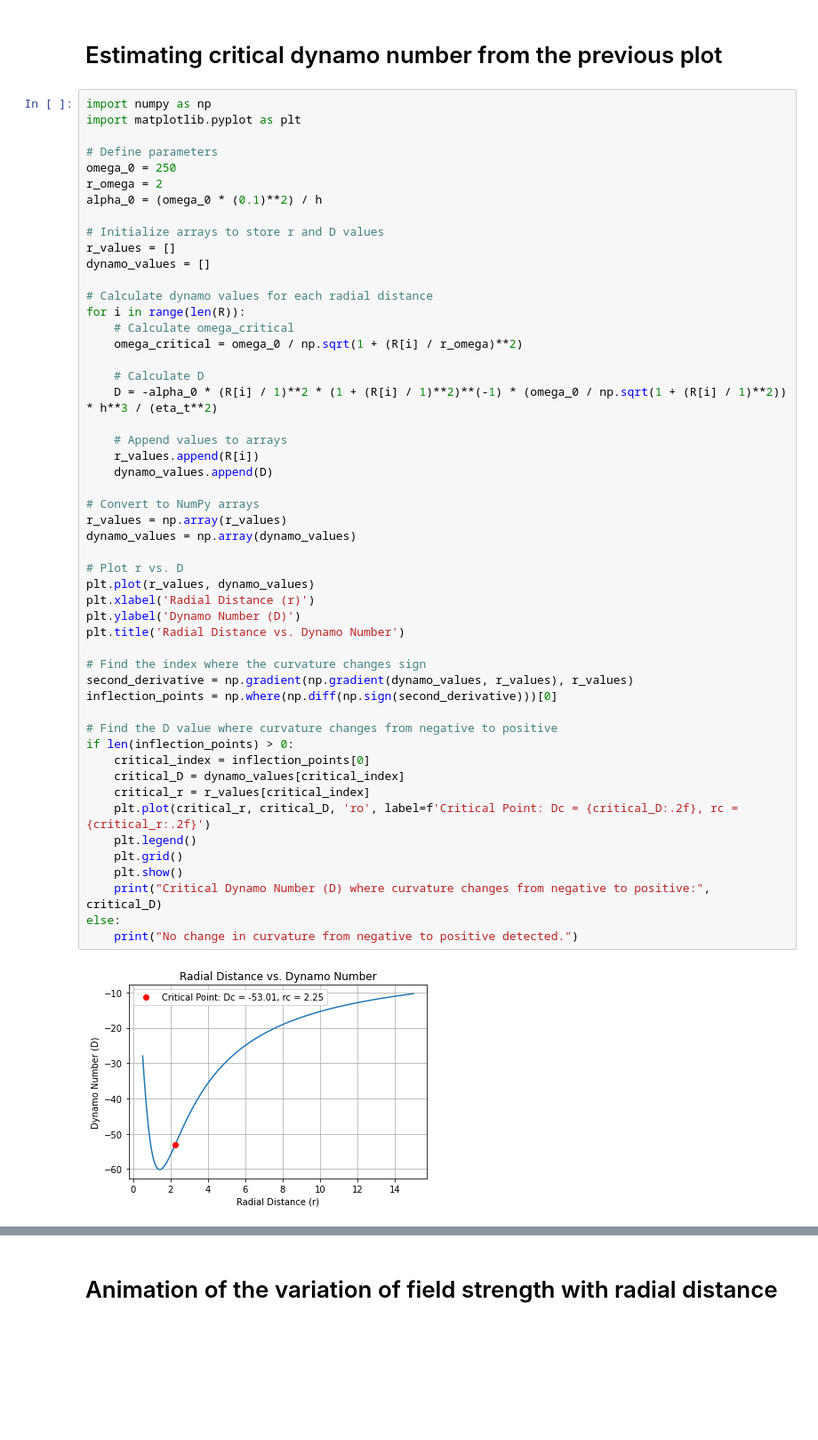
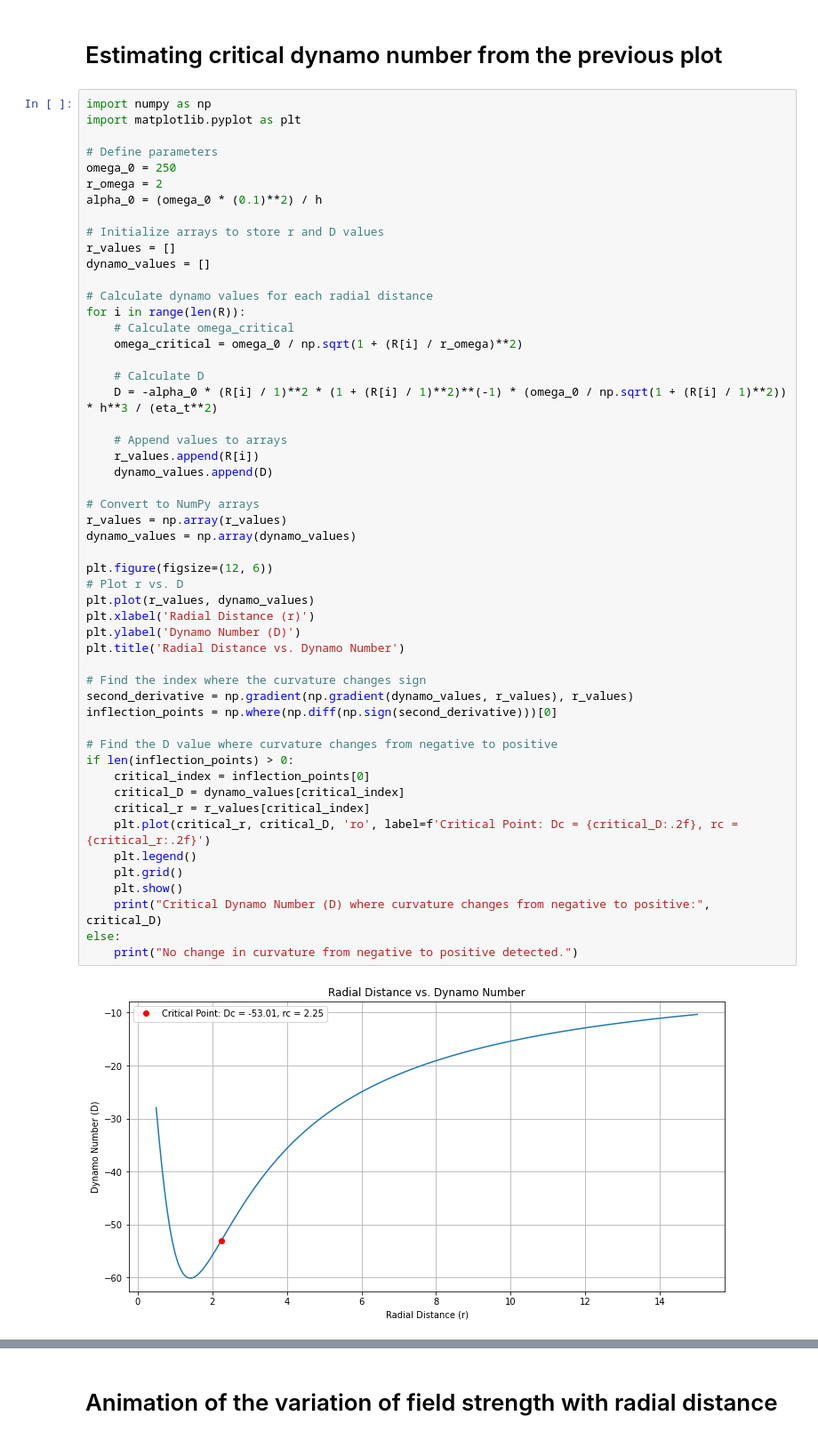
Before and after one commit to Ritabik/Galactic_Dynamo, a Jupyter notebook: Final_Project.ipynb, the cells around one changed output, grey strips where cells are left out. Shown at 89% size. Saved outputs shown, nothing was run; the diff lists cells and outputs as text; blank space fills up the shorter version.

```diff
--- a/Final_Project.ipynb
+++ b/Final_Project.ipynb
@@ -150,34 +150,35 @@ for i in range(len(R)):
     r_values.append(R[i])
     dynamo_values.append(D)
 
 # Convert to NumPy arrays
 r_values = np.array(r_values)
 dynamo_values = np.array(dynamo_values)
 
+plt.figure(figsize=(12, 6))
 # Plot r vs. D
 plt.plot(r_values, dynamo_values)
 plt.xlabel('Radial Distance (r)')
 plt.ylabel('Dynamo Number (D)')
 plt.title('Radial Distance vs. Dynamo Number')
 
 # Find the index where the curvature changes sign
 second_derivative = np.gradient(np.gradient(dynamo_values, r_values), r_values)
 inflection_points = np.where(np.diff(np.sign(second_derivative)))[0]
 
 # Find the D value where curvature changes from negative to positive
 if len(inflection_points) > 0:
     critical_index = inflection_points[0]
     critical_D = dynamo_values[critical_index]
     critical_r = r_values[critical_index]
     plt.plot(critical_r, critical_D, 'ro', label=f'Critical Point: Dc = {critical_D:.2f}, rc = {critical_r:.2f}')
     plt.legend()
     plt.grid()
     plt.show()
     print("Critical Dynamo Number (D) where curvature changes from negative to positive:", critical_D)
 else:
     print("No change in curvature from negative to positive detected.")
 # %% [output]
-[figure, old version]
+[figure, new version]
 Critical Dynamo Number (D) where curvature changes from negative to positive: -53.006594917819214
 # %% [markdown]
 # Animation of the variation of field strength with radial distance
```
Also changed, not shown: parts of 5 cells of this notebook, 1 other file.
